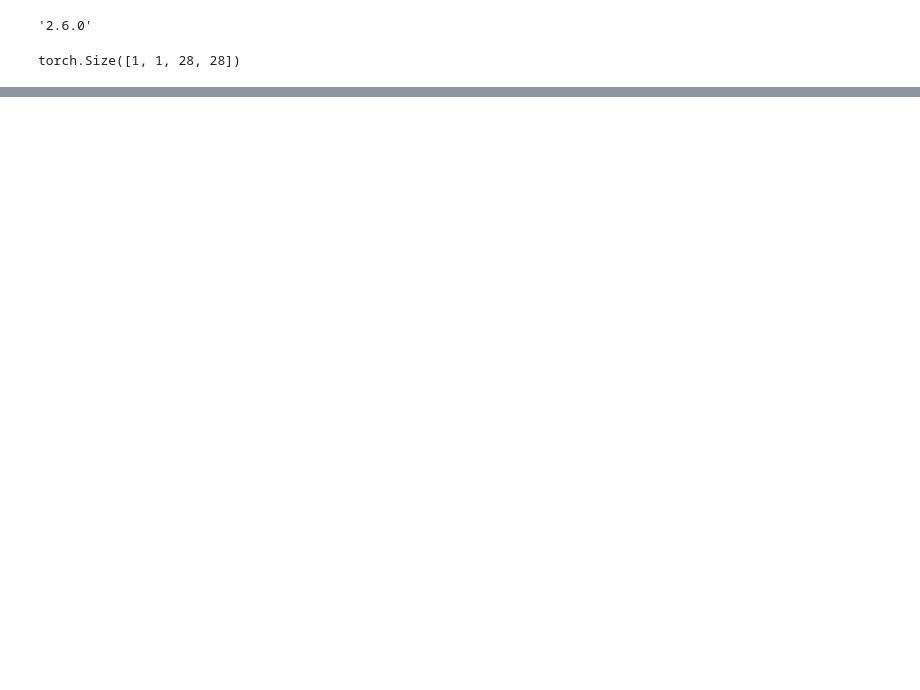
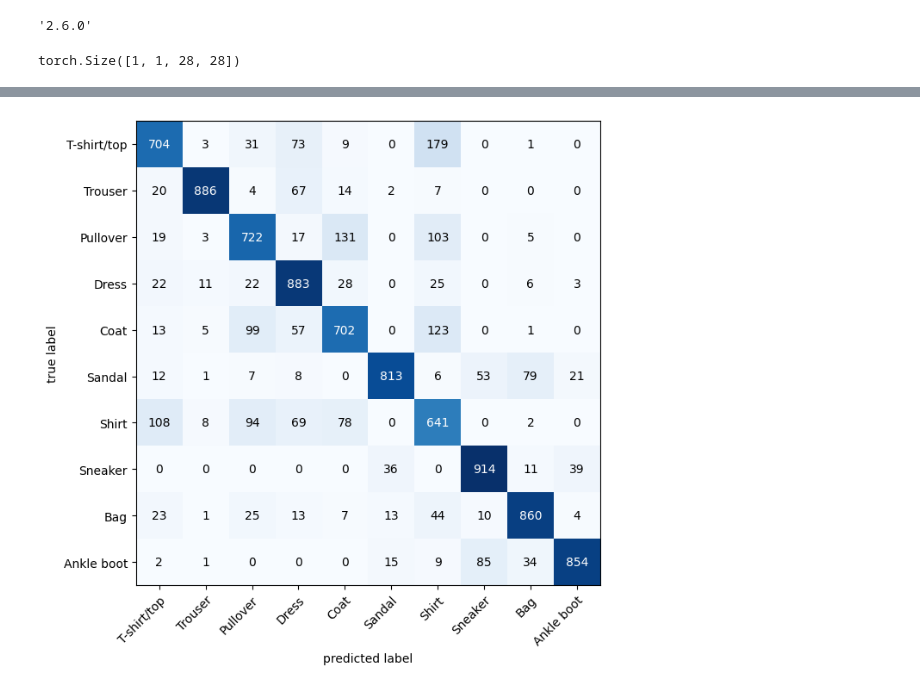
Before and after one commit to Linux-Server/ZTM, a Jupyter notebook: pytorch/computer-vision/03_cnn.ipynb, the cells around one changed output, grey strips where cells are left out. Saved outputs shown, nothing was run; the diff lists cells and outputs as text; code cells hidden in the pictures; blank space fills up the shorter version.

Commit message:
confusion matrix

```diff
--- a/pytorch/computer-vision/03_cnn.ipynb
+++ b/pytorch/computer-vision/03_cnn.ipynb
@@ -177,0 +289,13 @@ for epoch in tqdm(range(epochs)):
+# %%
+# do apredition on entire test dataset
+model_2.eval()
+
+pred_list = []
+
+with torch.inference_mode():
+    for X,y in tqdm(test_data_loader):
+        logits = model_2(X)
+        preds = torch.softmax(logits, dim=0).argmax(dim=1)
+        pred_list.append(preds)
+
+len(pred_list)
@@ -177,0 +324,2 @@ for epoch in tqdm(range(epochs)):
+# %%
+preds = (torch.cat(pred_list))
@@ -177,0 +338,10 @@ for epoch in tqdm(range(epochs)):
+# %%
+from torchmetrics import ConfusionMatrix
+from mlxtend.plotting import plot_confusion_matrix
+
+
+cmformat = ConfusionMatrix(num_classes=len(train_data.classes), task="multiclass")
+
+cmformat_tensor = cmformat(preds, test_data.targets)
+
+cmformat_tensor
@@ -177,0 +359,6 @@ for epoch in tqdm(range(epochs)):
+# %%
+fig, ax = plot_confusion_matrix(conf_mat=cmformat_tensor.numpy(),
+                      class_names=test_data.classes,
+                      figsize=(10,7))
+# %% [output]
+[figure, added]
```
Also changed, not shown: parts of 16 cells of this notebook, 1 other file.
